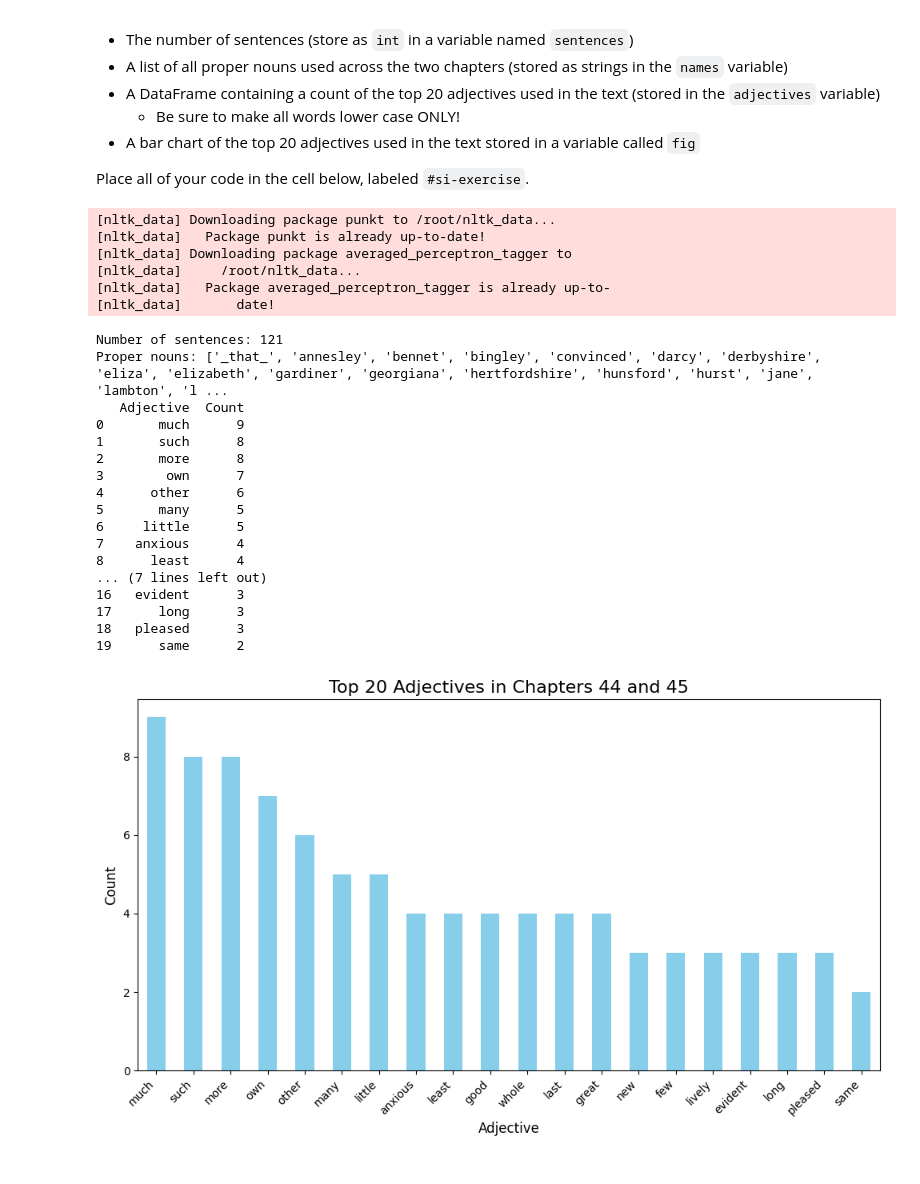
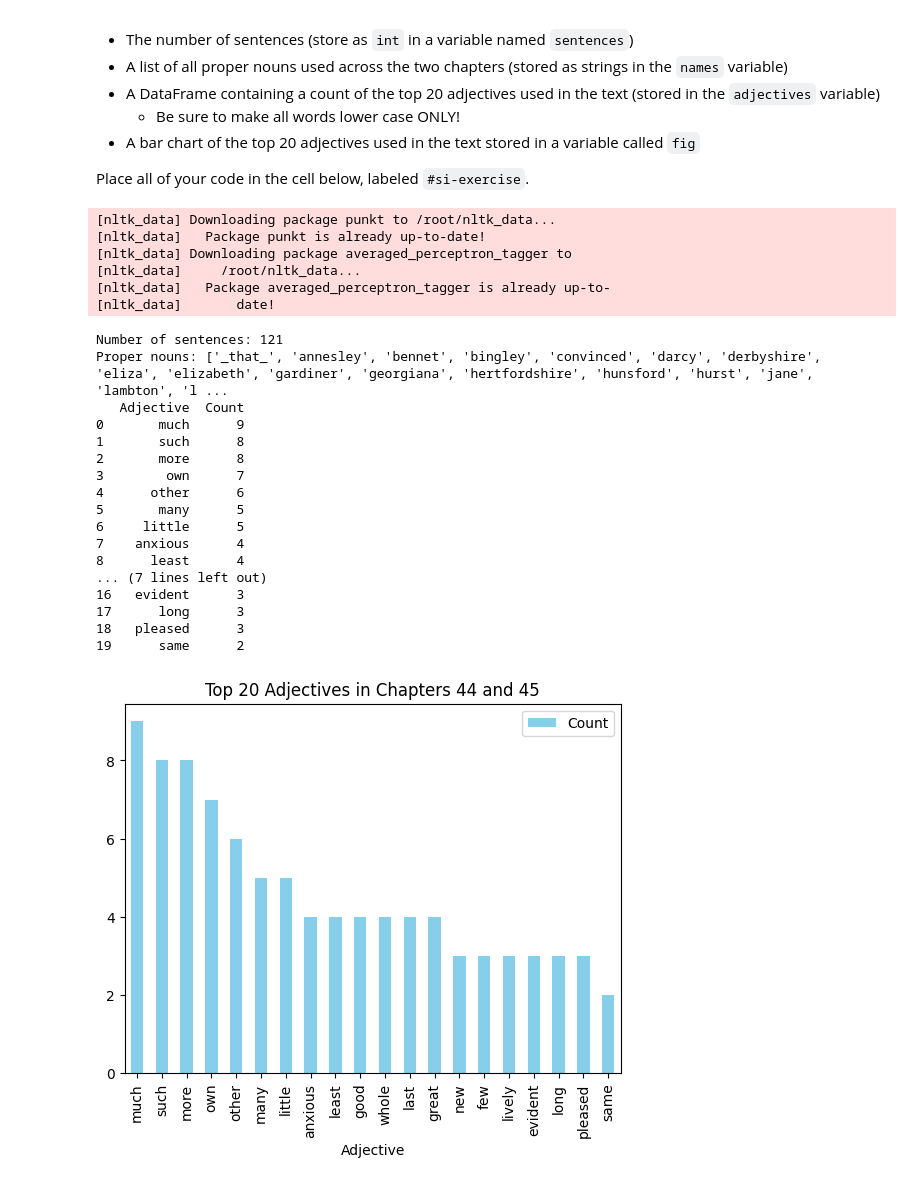
Before and after one commit to sravan12521/econ8320-assignment-12, a Jupyter notebook: Lesson.ipynb, the cells around one changed output. Drawn from its saved outputs; the diff is of its cells as text; code cells hidden in the pictures.

```diff
--- a/Lesson.ipynb
+++ b/Lesson.ipynb
@@ -199,7 +199,6 @@ from nltk.tokenize import sent_tokenize, word_tokenize
 from nltk import pos_tag
 from collections import Counter
 import pandas as pd
-import matplotlib.pyplot as plt
 import requests
 
 # Ensure the NLTK data is available
@@ -233,43 +232,34 @@ adjective_counts = Counter(adjectives).most_common(20)
 # Create a DataFrame for the adjectives
 adjectives_df = pd.DataFrame(adjective_counts, columns=["Adjective", "Count"])
 print(adjectives_df)
 
-# Plot the top 20 adjectives
-fig, ax = plt.subplots(figsize=(10, 6))
-adjectives_df.plot(kind="bar", x="Adjective", y="Count", ax=ax, legend=False, color="skyblue")
-ax.set_title("Top 20 Adjectives in Chapters 44 and 45", fontsize=16)
-ax.set_ylabel("Count", fontsize=12)
-ax.set_xlabel("Adjective", fontsize=12)
-plt.xticks(rotation=45, ha="right")
-plt.tight_layout()
-
-# Save the figure to the variable
-fig = ax.get_figure()
+# Plot the top 20 adjectives using pandas
+fig = adjectives_df.plot(kind="bar", x="Adjective", y="Count", title="Top 20 Adjectives in Chapters 44 and 45", color="skyblue").get_figure()
 
 # Display the plot
-plt.show()
+fig.show()
 # %% [output]
 [nltk_data] Downloading package punkt to /root/nltk_data...
 [nltk_data]   Package punkt is already up-to-date!
 [nltk_data] Downloading package averaged_perceptron_tagger to
 [nltk_data]     /root/nltk_data...
 [nltk_data]   Package averaged_perceptron_tagger is already up-to-
 [nltk_data]       date!
 Number of sentences: 121
 Proper nouns: ['_that_', 'annesley', 'bennet', 'bingley', 'convinced', 'darcy', 'derbyshire', 'eliza', 'elizabeth', 'gardiner', 'georgiana', 'hertfordshire', 'hunsford', 'hurst', 'jane', 'lambton', 'l ...
    Adjective  Count
 0       much      9
 1       such      8
 2       more      8
 3        own      7
 4      other      6
 5       many      5
 6     little      5
 7    anxious      4
 8      least      4
 ... (7 lines left out)
 16   evident      3
 17      long      3
 18   pleased      3
 19      same      2
-[figure, old version]
+[figure, new version]
```
